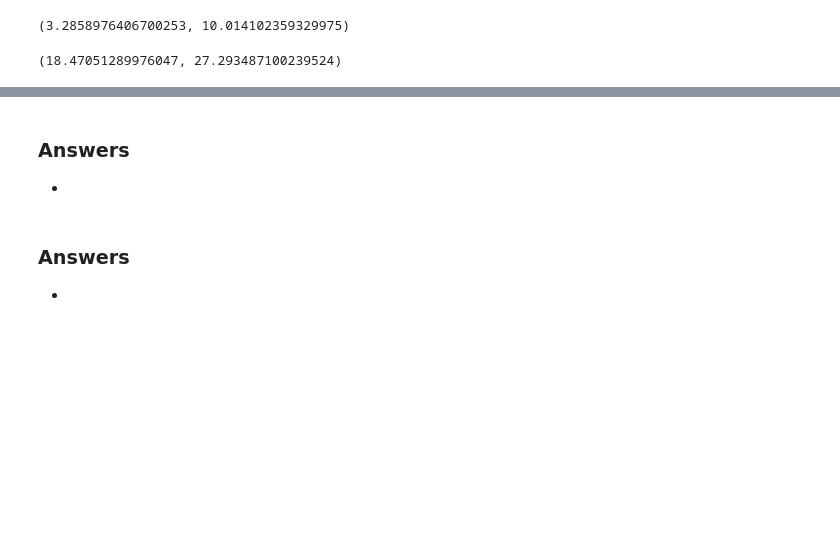
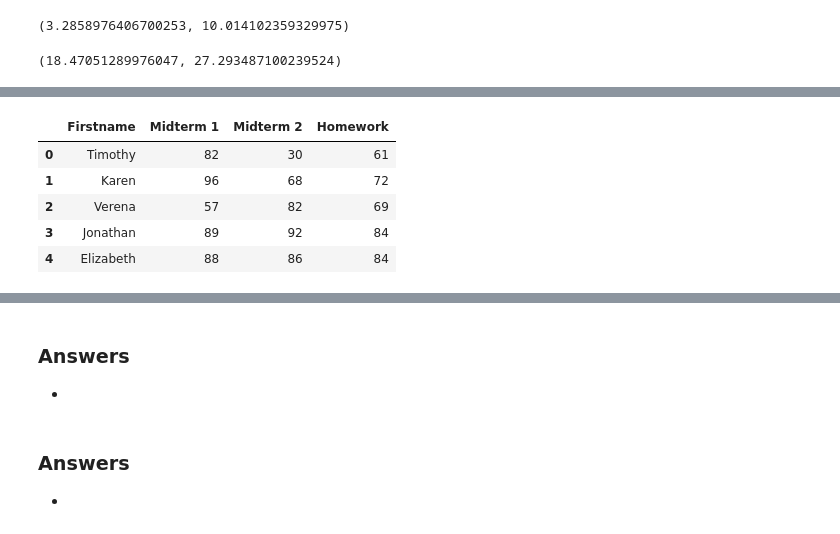
Before and after one commit to rickhaffey/stats-dvb, a Jupyter notebook: exercises/Chapter 27 - Exercises.ipynb, the cells around one changed output, grey strips where cells are left out. Cells and saved outputs as stored; diff of their text form; code cells hidden in the pictures; blank space fills up the shorter version.

```diff
--- a/exercises/Chapter 27 - Exercises.ipynb
+++ b/exercises/Chapter 27 - Exercises.ipynb
@@ -284,0 +329,14 @@ y = 18.892 + x * 6.650
+# %%
+grades = pd.read_table("../data/Grades.txt")
+
+midterm_1 = grades['Midterm 1'].values
+midterm_2 = grades['Midterm 2'].values
+
+grades.head()
+# %% [output]
+|  | Firstname | Midterm 1 | Midterm 2 | Homework |
+| 0 | Timothy | 82 | 30 | 61 |
+| 1 | Karen | 96 | 68 | 72 |
+| 2 | Verena | 57 | 82 | 69 |
+| 3 | Jonathan | 89 | 92 | 84 |
+| 4 | Elizabeth | 88 | 86 | 84 |
```
Also changed, not shown: parts of 17 cells of this notebook.
